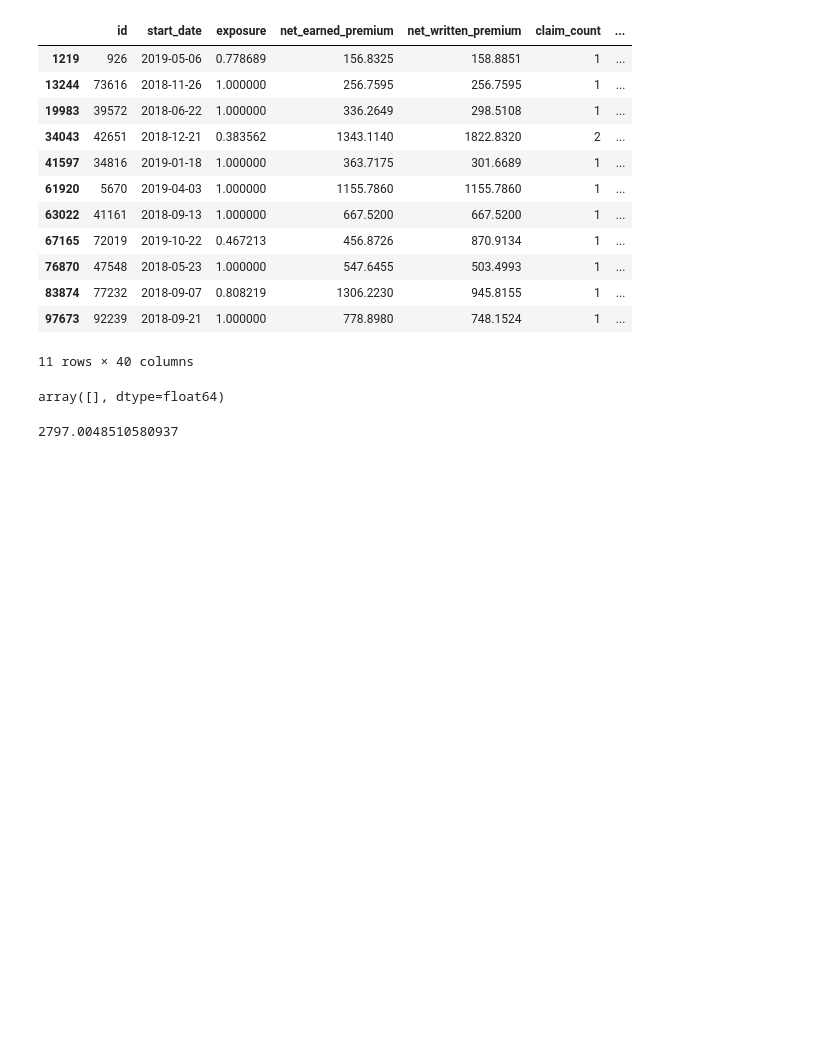
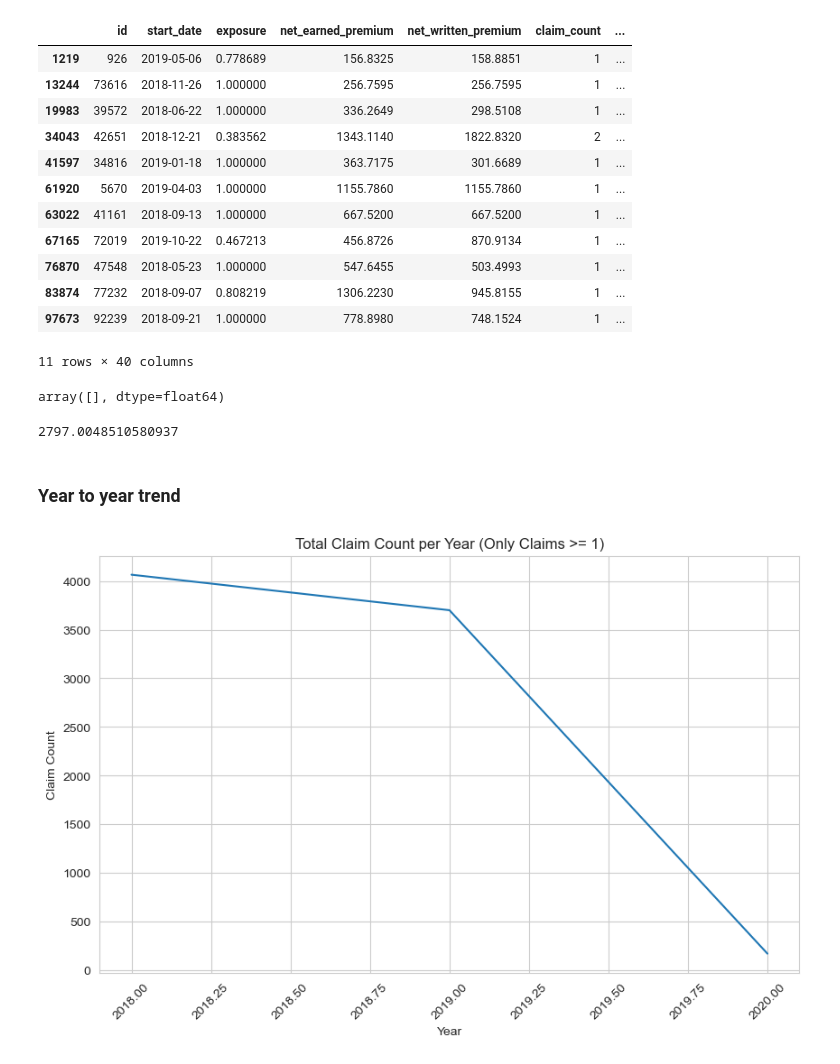
Before and after one commit to KemalYukselir/Hastings-Task, a Jupyter notebook: main.ipynb, the cells around one changed output. Saved outputs shown, nothing was run; the diff lists cells and outputs as text; code cells hidden in the pictures; blank space fills up the shorter version.

Commit message:
Started year to year trend - Checking claim count and policy registered

```diff
--- a/main.ipynb
+++ b/main.ipynb
@@ -124,3 +124,27 @@ average_claim
 2797.0048510580937
 # %%
 # Average claim with cap check
+# %% [markdown]
+### Year to year trend
+# %%
+
+# Filter rows where claim_count >= 1
+df_filtered = insurance_df[insurance_df['claim_count'] >= 1].copy()
+
+# Extract year from start_date
+df_filtered['year'] = df_filtered['start_date'].dt.year
+
+# Aggregate total claim_count per year
+claims_per_year = df_filtered.groupby('year')['claim_count'].sum().reset_index()
+
+# --- Plot with Seaborn ---
+sns.set_style("whitegrid")
+plt.figure(figsize=(10,6))
+sns.lineplot(x='year', y='claim_count', data=claims_per_year)
+plt.title('Total Claim Count per Year (Only Claims >= 1)')
+plt.xlabel('Year')
+plt.ylabel('Claim Count')
+plt.xticks(rotation=45)
+plt.show()
+# %% [output]
+[figure, added]
```
Also changed, not shown: parts of 1 cell of this notebook.
